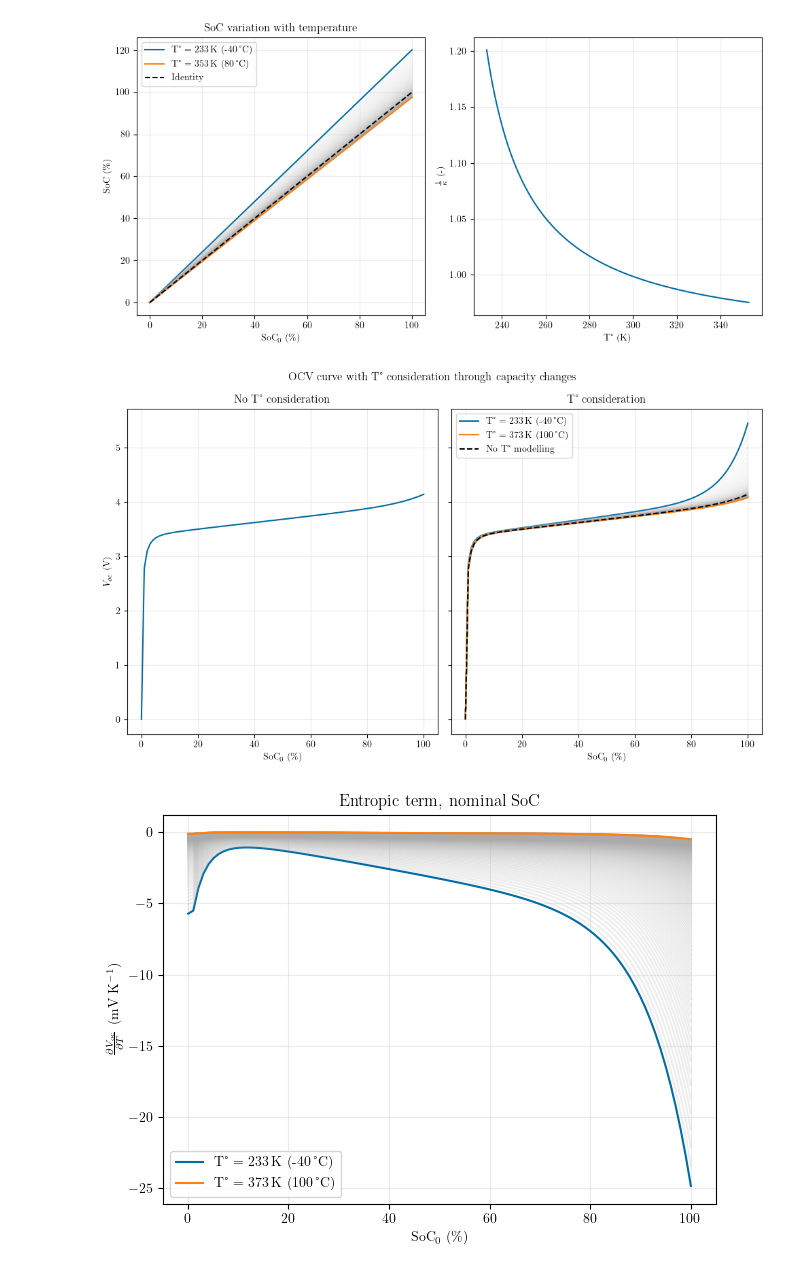
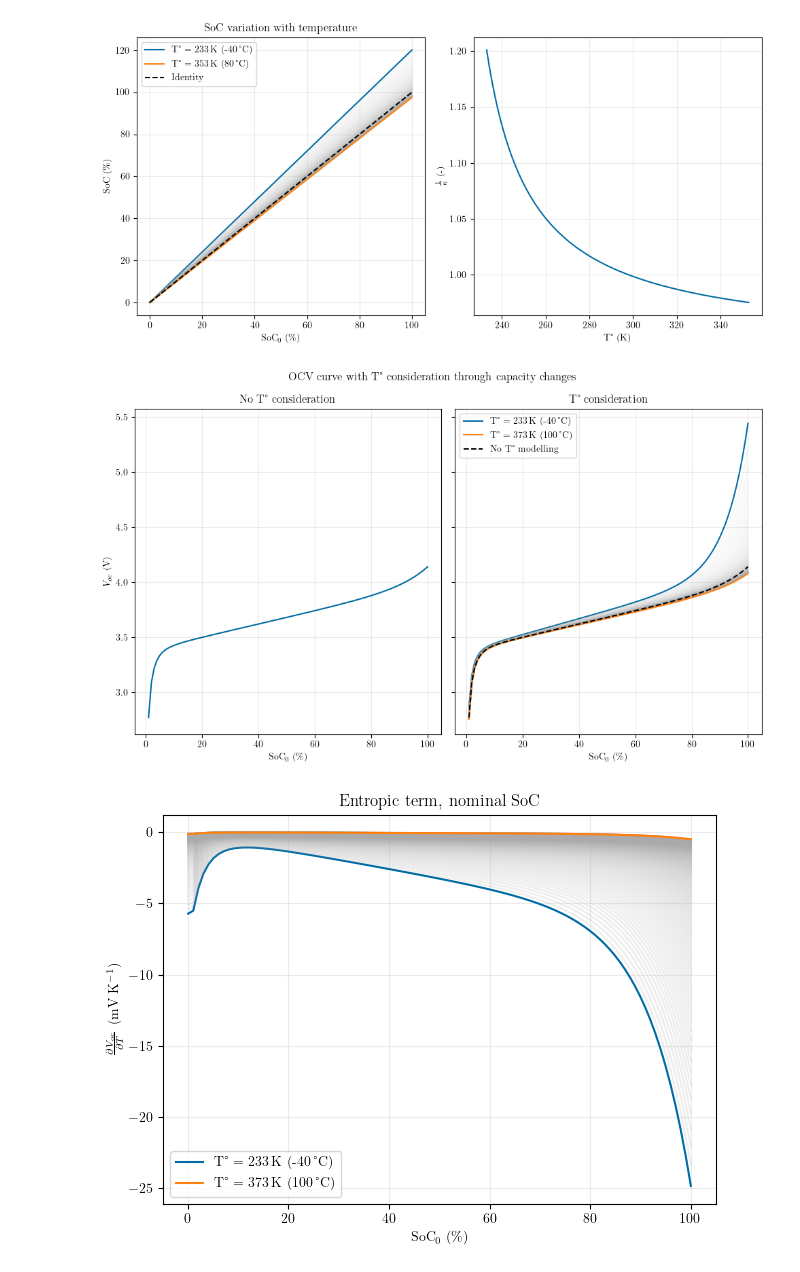
Before and after one commit to prognostics-lab/lion, a Jupyter notebook: experiments.ipynb, the cells around one changed output. Drawn from its saved outputs; the diff is of its cells as text; code cells hidden in the pictures.

```diff
--- a/experiments.ipynb
+++ b/experiments.ipynb
@@ -178,36 +194,36 @@ plt.show()
 [figure]
 # %%
 fig, (ax, ax_t) = plt.subplots(1, 2, figsize=(10, 6), sharey=True, sharex=True)
-soc = np.linspace(0, 1, 100)
+soc = np.linspace(0.01, 1, 100)
 temperatures = np.linspace(celsius_to_kelvin(-40), celsius_to_kelvin(100), 100)
 
 ax.plot(100 * soc, calculate_ocv(soc))
 ax.set_title("No T° consideration")
 ax.grid(alpha=0.25)
 ax.set_xlabel("$\\mathrm{{SoC}}_0$ (\\%)")
 ax.set_ylabel("$V_{{oc}}$ (V)")
 
 for t in temperatures:
     soc_t = calculate_soc_with_temperature(soc, t)
     ocv = calculate_ocv(soc_t)
     if t == temperatures[0] or t == temperatures[-1]:
         ax_t.plot(100 * soc, ocv, label=f"T° = {t:.0f}\\,K ({kelvin_to_celsius(t):.0f}\\,°C)")
     else:
         ax_t.plot(100 * soc, ocv, alpha=0.1, color="#aaa")
 ax_t.plot(100 * soc, calculate_ocv(soc), linestyle="--", color="#000", label="No T° modelling")
 ax_t.set_title("T° consideration")
 ax_t.grid(alpha=0.25)
 ax_t.set_xlabel("$\\mathrm{{SoC}}_0$ (\\%)")
 # ax_t.set_ylabel("$V_{{oc}}$ (V)")
 ax_t.legend()
 
 fig.suptitle("OCV curve with T° consideration through capacity changes")
 fig.tight_layout()
 
 fig.savefig(os.path.join(TEMP_IMG_DIR, f"ocv.{SAVE_FMT}"), **SAVEFIG_PARAMS)
 plt.show()
 # %% [output]
-[figure, old version]
+[figure, new version]
 # %%
 fig, ax = plt.subplots()
 soc = np.linspace(0.001, 1, 100)
```
Also changed, not shown: parts of 3 cells of this notebook, 1 other file.
